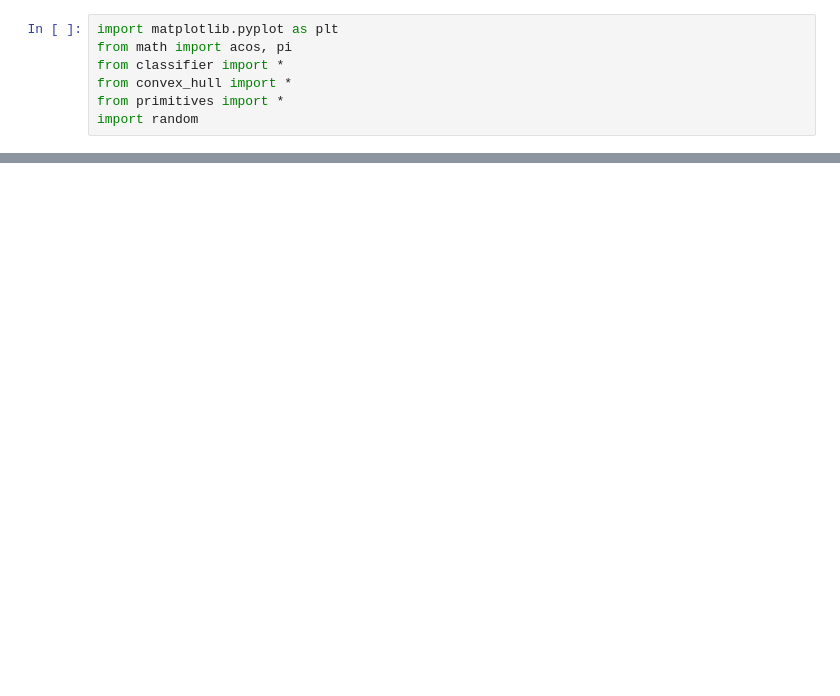
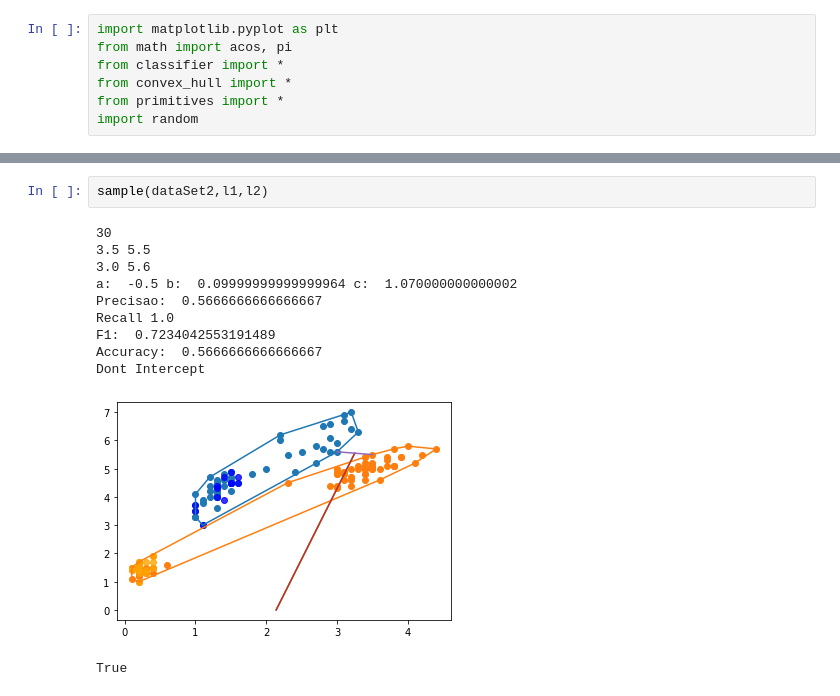
Before and after one commit to NatanVentura/convex-hull-classifier, a Jupyter notebook: test.ipynb, the cells around one changed output, grey strips where cells are left out. Saved outputs shown, nothing was run; the diff lists cells and outputs as text; blank space fills up the shorter version.

```diff
--- a/test.ipynb
+++ b/test.ipynb
@@ -53,0 +103,14 @@ cv1 = Convex_hull(randPoint(k,k*10),"Não mamaco")
+# %%
+sample(dataSet2,l1,l2)
+# %% [output]
+30
+3.5 5.5
+3.0 5.6
+a:  -0.5 b:  0.09999999999999964 c:  1.070000000000002
+Precisao:  0.5666666666666667
+Recall 1.0
+F1:  0.7234042553191489
+Accuracy:  0.5666666666666667
+Dont Intercept
+[figure, added]
+True
```
Also changed, not shown: parts of 7 cells of this notebook, 3 other files.
